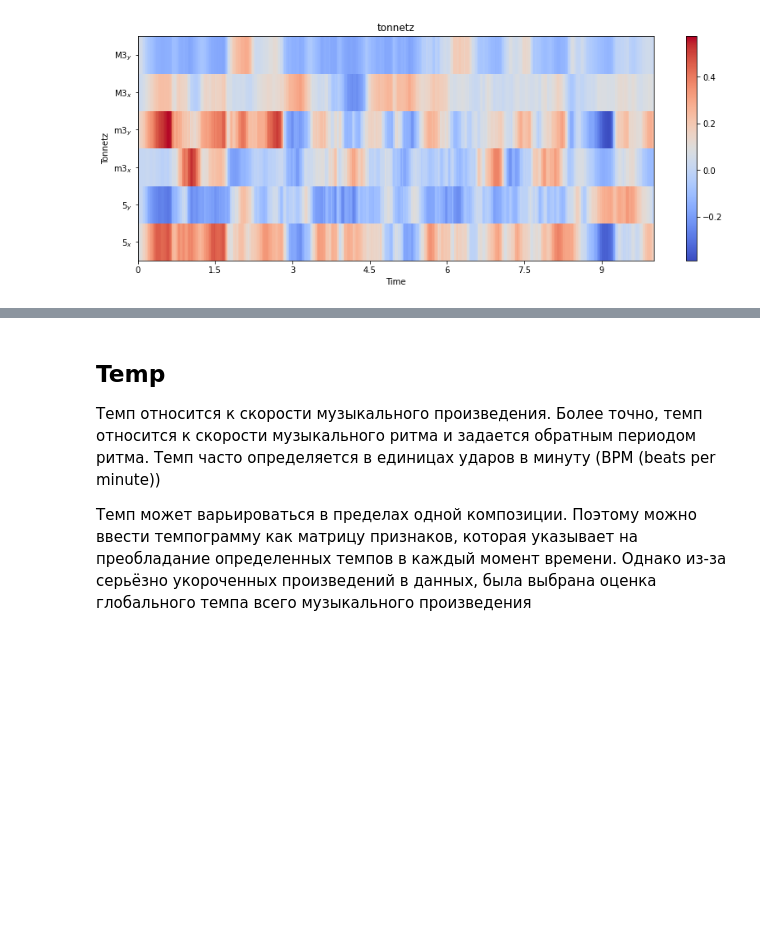
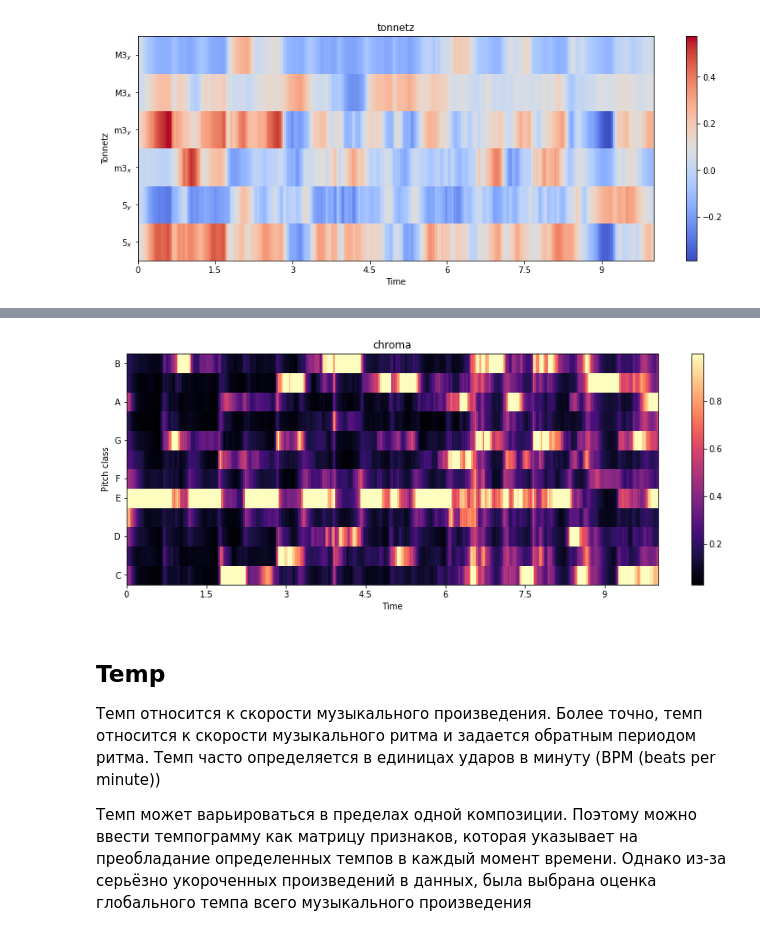
Before and after one commit to SizovV/Music_Genres, a Jupyter notebook: part_1.ipynb, the cells around one changed output, grey strips where cells are left out. Drawn from its saved outputs; the diff is of its cells as text; code cells hidden in the pictures; blank space fills up the shorter version.

```diff
--- a/part_1.ipynb
+++ b/part_1.ipynb
@@ -105,3 +105,13 @@ ipd.Audio(data=y, rate=sr)
 # %% [output]
 [interactive output not drawn]
 [figure]
+# %%
+y, sr = librosa.load(librosa.ex('nutcracker'), duration=10, offset=10)
+chroma = librosa.feature.chroma_cqt(y, sr=sr)
+
+plt.figure(figsize=(14, 5))
+librosa.display.specshow(chroma, y_axis='chroma', x_axis='time')
+plt.colorbar()
+plt.title('chroma')
+ipd.Audio(data=y, rate=sr)
+# %% [output]
@@ -108,3 +119,4 @@ ipd.Audio(data=y, rate=sr)
+[figure, added]
 # %% [markdown]
 ## Temp
 
```
Also changed, not shown: parts of 1 cell of this notebook, 11 other files.
